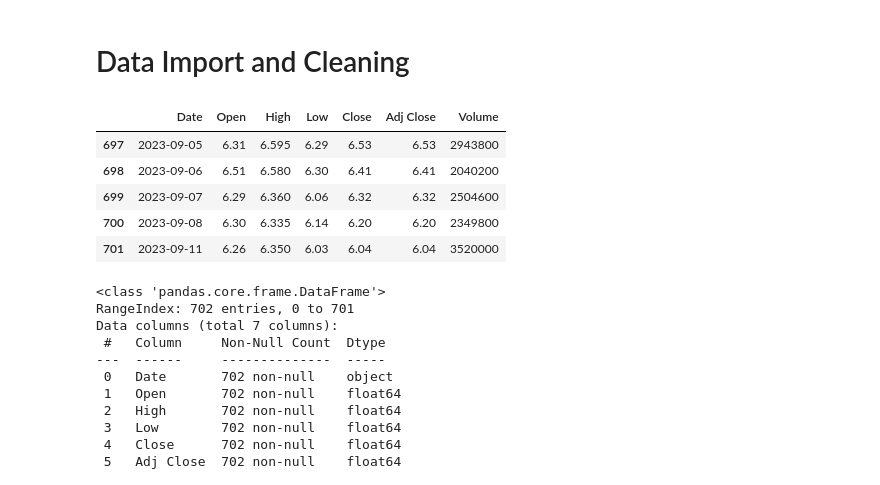
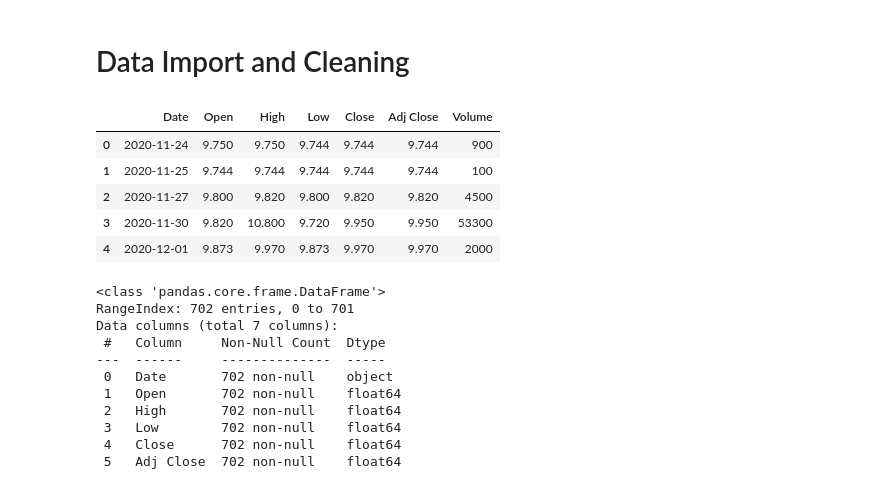
Before and after one commit to mjohnso51/final-project, a Jupyter notebook: GARCH.ipynb, the cells around one changed output. Saved outputs shown, nothing was run; the diff lists cells and outputs as text; code cells hidden in the pictures.

```diff
--- a/GARCH.ipynb
+++ b/GARCH.ipynb
@@ -10,12 +10,12 @@ import numpy as np
 # %%
 # Read in CSV
 rklb = pd.read_csv("C:\\Users\\cello\\Git\\final-project\\Resources\\rklb-price.csv")
-rklb.tail()
+rklb.head()
 # %% [output]
 |  | Date | Open | High | Low | Close | Adj Close | Volume |
-| 697 | 2023-09-05 | 6.31 | 6.595 | 6.29 | 6.53 | 6.53 | 2943800 |
-| 698 | 2023-09-06 | 6.51 | 6.580 | 6.30 | 6.41 | 6.41 | 2040200 |
-| 699 | 2023-09-07 | 6.29 | 6.360 | 6.06 | 6.32 | 6.32 | 2504600 |
-| 700 | 2023-09-08 | 6.30 | 6.335 | 6.14 | 6.20 | 6.20 | 2349800 |
-| 701 | 2023-09-11 | 6.26 | 6.350 | 6.03 | 6.04 | 6.04 | 3520000 |
+| 0 | 2020-11-24 | 9.750 | 9.750 | 9.744 | 9.744 | 9.744 | 900 |
+| 1 | 2020-11-25 | 9.744 | 9.744 | 9.744 | 9.744 | 9.744 | 100 |
+| 2 | 2020-11-27 | 9.800 | 9.820 | 9.800 | 9.820 | 9.820 | 4500 |
+| 3 | 2020-11-30 | 9.820 | 10.800 | 9.720 | 9.950 | 9.950 | 53300 |
+| 4 | 2020-12-01 | 9.873 | 9.970 | 9.873 | 9.970 | 9.970 | 2000 |
 # %%
```
Also changed, not shown: parts of 25 cells of this notebook, 3 other files.
